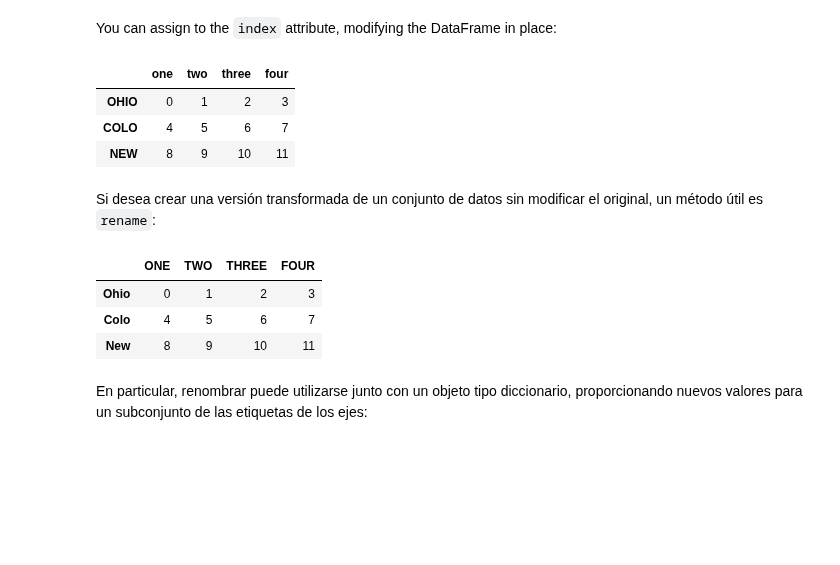
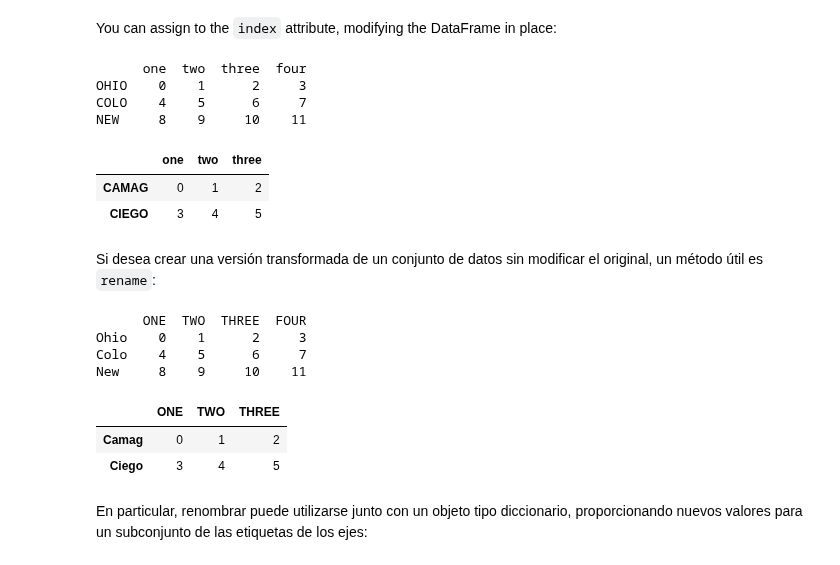
Before and after one commit to mizos0512/RPython, a Jupyter notebook: Notebooks/Clases/Data_Cleaning (72).ipynb, the cells around one changed output. Saved outputs shown, nothing was run; the diff lists cells and outputs as text; code cells hidden in the pictures; blank space fills up the shorter version.

```diff
--- a/Notebooks/Clases/Data_Cleaning (72).ipynb
+++ b/Notebooks/Clases/Data_Cleaning (72).ipynb
@@ -826,9 +1032,18 @@ El método `data.replace()` es distinto de `data.str.replace`, que realiza la su
 # %% [markdown]
 Al igual que los valores de una Serie, las etiquetas de los ejes pueden transformarse de forma similar mediante una función o un mapeo (`mapping`) de algún tipo para producir nuevos objetos etiquetados de forma diferente. También puede modificar los ejes in situ sin crear una nueva estructura de datos. He aquí un ejemplo sencillo:
 # %%
+import numpy as np
+import pandas as pd
+
 data = pd.DataFrame(np.arange(12).reshape((3, 4)),
                     index=["Ohio", "Colorado", "New York"],
                     columns=["one", "two", "three", "four"])
 
-data
+data_3 = pd.DataFrame(np.arange(6).reshape((2, 3)),
+                    index=["Camaguey", "Ciego de Avila"],
+                    columns=["one", "two", "three"])
+
+print(data)
+print()
+data_3
 # %% [output]
@@ -839,10 +1057,22 @@ data
 # %% [markdown]
 Al igual que una Serie, los índices de eje tienen un método `map`:
 # %%
+import numpy as np
+import pandas as pd
+
 def transform(x):
     return x[:4].upper()
 
-data.index.map(transform)
+def transforma(x):
+    return x[:5].upper()
+
+
+
+print(data.index.map(transform))
+
+print()
+
+data_3.index.map(transforma)
 #Index(['OHIO', 'COLO', 'NEW '], dtype='object')
 # %% [output]
 Index(['OHIO', 'COLO', 'NEW '], dtype='object')
@@ -857,21 +1088,37 @@ data
 You can assign to the `index` attribute, modifying the DataFrame in place:
 # %%
 data.index = data.index.map(transform)
-data
+print(data)
+
+print()
+
+data_3.index = data_3.index.map(transforma)
+
+data_3
 # %% [output]
+      one  two  three  four
+OHIO    0    1      2     3
+COLO    4    5      6     7
+NEW     8    9     10    11
-|  | one | two | three | four |
-| OHIO | 0 | 1 | 2 | 3 |
-| COLO | 4 | 5 | 6 | 7 |
-| NEW | 8 | 9 | 10 | 11 |
+|  | one | two | three |
+| CAMAG | 0 | 1 | 2 |
+| CIEGO | 3 | 4 | 5 |
 # %% [markdown]
 Si desea crear una versión transformada de un conjunto de datos sin modificar el original, un método útil es `rename`:
 # %%
-data.rename(index=str.title, columns=str.upper)
+print(data.rename(index=str.title, columns=str.upper))
+
+print()
+
+data_3.rename(index=str.title, columns=str.upper)
 # %% [output]
+      ONE  TWO  THREE  FOUR
+Ohio    0    1      2     3
+Colo    4    5      6     7
+New     8    9     10    11
-|  | ONE | TWO | THREE | FOUR |
-| Ohio | 0 | 1 | 2 | 3 |
-| Colo | 4 | 5 | 6 | 7 |
-| New | 8 | 9 | 10 | 11 |
+|  | ONE | TWO | THREE |
+| Camag | 0 | 1 | 2 |
+| Ciego | 3 | 4 | 5 |
 # %% [markdown]
 En particular, renombrar puede utilizarse junto con un objeto tipo diccionario, proporcionando nuevos valores para un subconjunto de las etiquetas de los ejes:
 # %%
```
Also changed, not shown: parts of 19 cells of this notebook, 1 other file.
